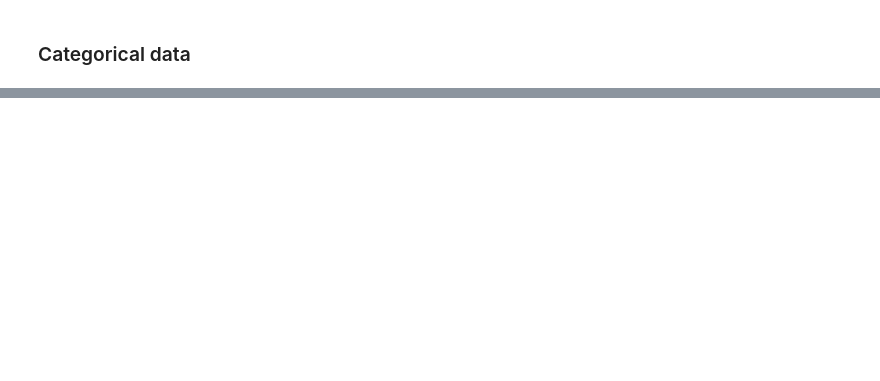
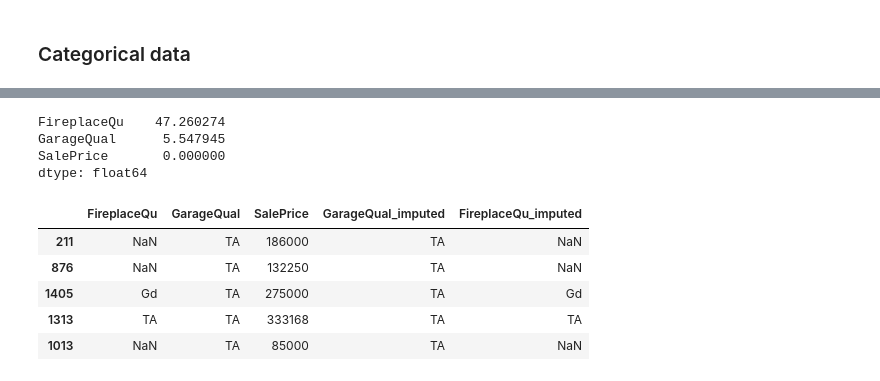
Before and after one commit to ahamudul-hasan/Machine-Learning, a Jupyter notebook: 3_Features_Engineering/6_Handling_Mixed_value/1_Univeriate/Random_Sample_Imputation.ipynb, the cells around one changed output, grey strips where cells are left out. Saved outputs shown, nothing was run; the diff lists cells and outputs as text; code cells hidden in the pictures; blank space fills up the shorter version.

```diff
--- a/3_Features_Engineering/6_Handling_Mixed_value/1_Univeriate/Random_Sample_Imputation.ipynb
+++ b/3_Features_Engineering/6_Handling_Mixed_value/1_Univeriate/Random_Sample_Imputation.ipynb
@@ -130,2 +130,6 @@ X_train[['Age', 'Age_imputed']].boxplot()
 # %% [markdown]
 ### Categorical data
+# %%
+data = pd.read_csv('../../../Data/house-train.csv',usecols=['GarageQual','FireplaceQu', 'SalePrice'])
+
+data.head()
@@ -131,0 +143,7 @@ X_train[['Age', 'Age_imputed']].boxplot()
+# %%
+data.isnull().mean() * 100
+# %% [output]
+FireplaceQu    47.260274
+GarageQual      5.547945
+SalePrice       0.000000
+dtype: float64
@@ -131,0 +161,9 @@ X_train[['Age', 'Age_imputed']].boxplot()
+# %%
+X_train.sample(5)
+# %% [output]
+|  | FireplaceQu | GarageQual | SalePrice | GarageQual_imputed | FireplaceQu_imputed |
+| 211 | NaN | TA | 186000 | TA | NaN |
+| 876 | NaN | TA | 132250 | TA | NaN |
+| 1405 | Gd | TA | 275000 | TA | Gd |
+| 1313 | TA | TA | 333168 | TA | TA |
+| 1013 | NaN | TA | 85000 | TA | NaN |
```
Also changed, not shown: parts of 16 cells of this notebook, 1 other file.
